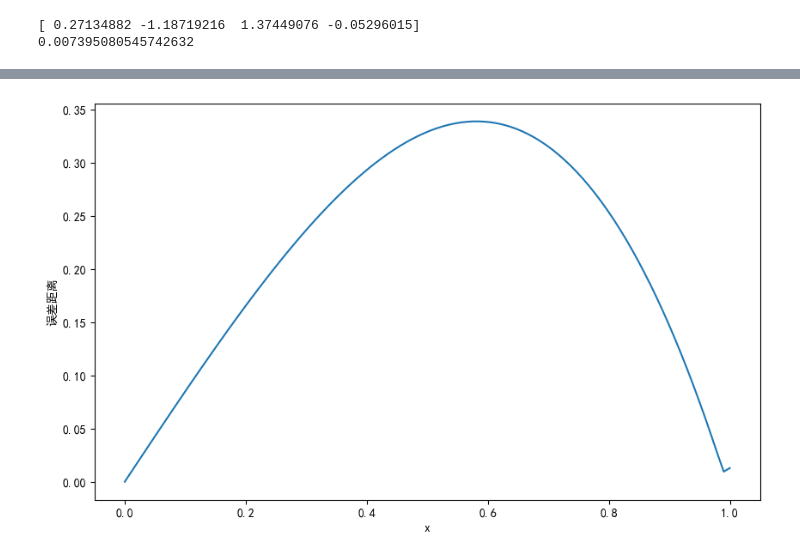
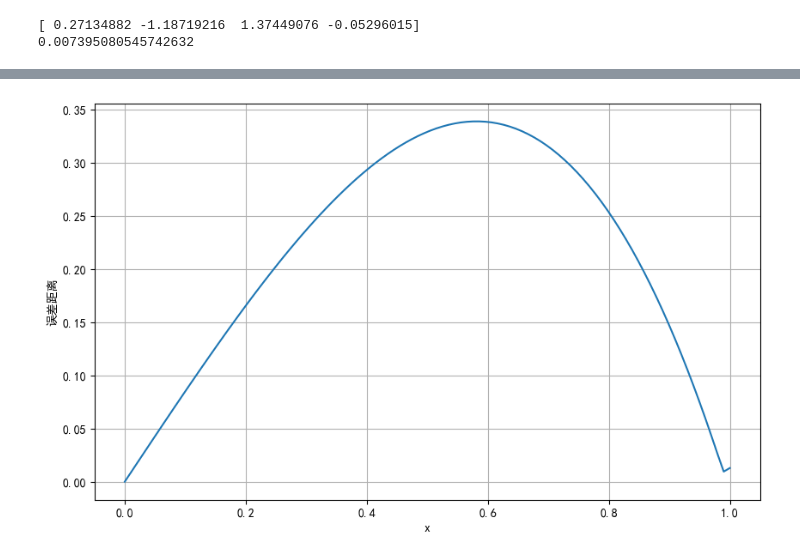
Before and after one commit to JesterHey/2024------, a Jupyter notebook: q3.ipynb, the cells around one changed output, grey strips where cells are left out. Drawn from its saved outputs; the diff is of its cells as text; code cells hidden in the pictures.

```diff
--- a/q3.ipynb
+++ b/q3.ipynb
@@ -253,13 +240,14 @@ plt.show()
 # %%
 # 计算每个x处，重构曲线和原函数的误差
 err = []
 for i in range(len(x)):
     err.append(np.sqrt((x[i] - np.linspace(0,1,100)[i])**2 + (y[i] - ori_func(np.linspace(0,1,100)[i]))**2))
 # 绘图
 plt.figure(figsize=(10, 6))
 plt.plot(np.linspace(0,1,100), err)
 plt.xlabel('x')
+plt.grid()
 plt.ylabel('误差距离')
 plt.show()
 # %% [output]
-[figure, old version]
+[figure, new version]
```
Also changed, not shown: parts of 6 cells of this notebook, 2 other files.
